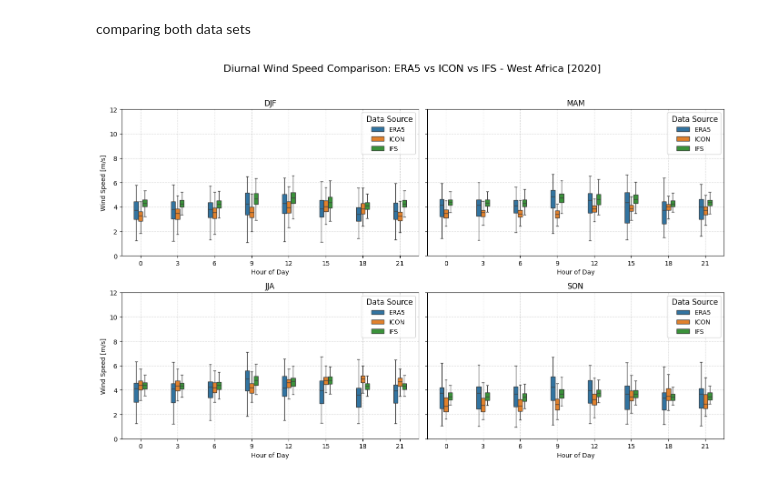
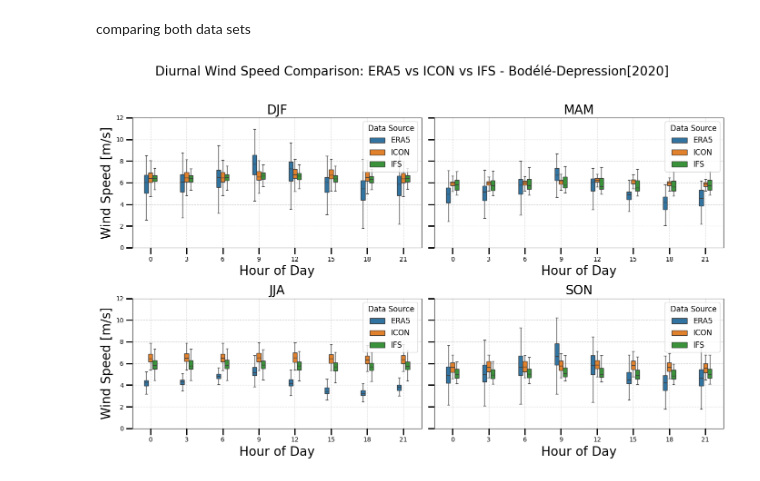
Before and after one commit to digital-earths-global-hackathon/hk25-teams, a Jupyter notebook: hk25-StormCC/Hourly_climatology_comparions.ipynb, the cells around one changed output. Drawn from its saved outputs; the diff is of its cells as text; code cells hidden in the pictures.

```diff
--- a/hk25-StormCC/Hourly_climatology_comparions.ipynb
+++ b/hk25-StormCC/Hourly_climatology_comparions.ipynb
@@ -25,7 +25,7 @@ from itertools import combinations
 # --- Load dataset ---
 cat = intake.open_catalog("https://digital-earths-global-hackathon.github.io/catalog/catalog.yaml")
 experiment = cat.online["icon_d3hp003"]
-data = experiment(time="PT3H", zoom=10).to_dask()
+data = experiment(time="PT3H", zoom=7).to_dask()
 
 # --- Add coordinates ---
  # assumes egh.attach_coords is available
@@ -36,12 +36,12 @@ u_surf = "uas"
 v_surf = "vas"
 
 #bodele
-# lat_min, lat_max = 15, 20
-# lon_min, lon_max = 15, 20
+lat_min, lat_max = 15, 20
+lon_min, lon_max = 15, 20
 
 #west africa
-lat_min, lat_max = 5, 35
-lon_min, lon_max = 342, 5
+# lat_min, lat_max = 5, 35
+# lon_min, lon_max = 342, 5
 
 # --- Mask region of interest ---
 lat = data["lat"]
@@ -110,7 +110,7 @@ ICON ENDS here
 # --- Load dataset ---
 cat = intake.open_catalog("https://digital-earths-global-hackathon.github.io/catalog/catalog.yaml")
 experiment = cat.online["ifs_tco3999-ng5_rcbmf_cf"]
-data = experiment(time="PT1H", zoom=11).to_dask()
+data = experiment(time="PT1H", zoom=7).to_dask()
 
 # # --- Add coordinates ---
 #   assumes egh.attach_coords is available
@@ -121,12 +121,12 @@ u_surf = "uas"
 v_surf = "vas"
 
 # #bodele
-# lat_min, lat_max = 15, 20
-# lon_min, lon_max = 15, 20
+lat_min, lat_max = 15, 20
+lon_min, lon_max = 15, 20
 
 # #west africa
-lat_min, lat_max = 5, 35
-lon_min, lon_max = 342, 5
+# lat_min, lat_max = 5, 35
+# lon_min, lon_max = 342, 5
 
 # # --- Mask region of interest ---
 lat = data["lat"]
@@ -159,3 +159,5 @@ df_IFS_3h = (
 )
 df_IFS = df_IFS.rename(columns={"hour": "hour_1h"})
 df_IFS = df_IFS.rename(columns={"hour_3h": "hour"})
+
+del data, u_region, v_region
@@ -201,7 +200,7 @@ Taking the ERA 5 data
 
 
 # === Paths ===
-summary_dir = "/work/bb1198/b383412/Data/hackathon/West_africa"
+summary_dir = "/work/bb1198/b383412/Data/hackathon/Bodele"
 output_plot = "/work/bb1198/b383412/Figures/plots/seasonal_3hrly_wind_boxplots_1994_2023.png"
 
 # === Seasons ===
@@ -284,35 +283,37 @@ df_combined = pd.concat([Era_season, df_ICON, df_IFS], ignore_index=True)
 # %%
 
 
 seasons = ["DJF", "MAM", "JJA", "SON"]
 fig, axes = plt.subplots(2, 2, figsize=(14, 9), sharey=True)
 axes = axes.flatten()
 ymin, ymax = 0, 12
 box_width = 0.35
 
 for i, season in enumerate(seasons):
     ax = axes[i]
     season_df = df_combined[df_combined["season"] == season]
 
     sns.boxplot(
         x="hour", y="wind_speed", hue="source",
         data=season_df, ax=ax, width=box_width,
         showfliers=False
     )
 
-    ax.set_title(f"{season}")
-    ax.set_xlabel("Hour of Day")
-    ax.set_ylabel("Wind Speed [m/s]" if i in [0, 2] else "")
+    ax.set_title(f"{season}", fontsize=20)
+    ax.set_xlabel("Hour of Day", fontsize=20)
+    ax.set_ylabel("Wind Speed [m/s]" if i in [0, 2] else "",fontsize=20)
     ax.set_ylim(ymin, ymax)
+    ax.tick_params(axis='x', length=10, width=2)
+    ax.tick_params(axis='y', length=10, width=2)
     ax.grid(True, linestyle="--", alpha=0.5)
-    ax.legend(title=" Data Source", loc="upper right", fontsize=10, title_fontsize=12)
+    ax.legend(title=" Data Source", loc="upper right", fontsize=12, title_fontsize=12)
 
 # Final layout
-fig.suptitle("Diurnal Wind Speed Comparison: ERA5 vs ICON vs IFS - West Africa [2020]", fontsize=16)
+fig.suptitle("Diurnal Wind Speed Comparison: ERA5 vs ICON vs IFS - Bodélé-Depression[2020]", fontsize=20)
 plt.tight_layout(rect=[0, 0, 1, 0.95])
 plt.show()
 # %% [output]
-[figure, old version]
+[figure, new version]
 # %%
 # === Plotting the  same box plot idea as heat map ===
 pivot_df = (
```
Also changed, not shown: parts of 4 cells of this notebook, 1 other file.
